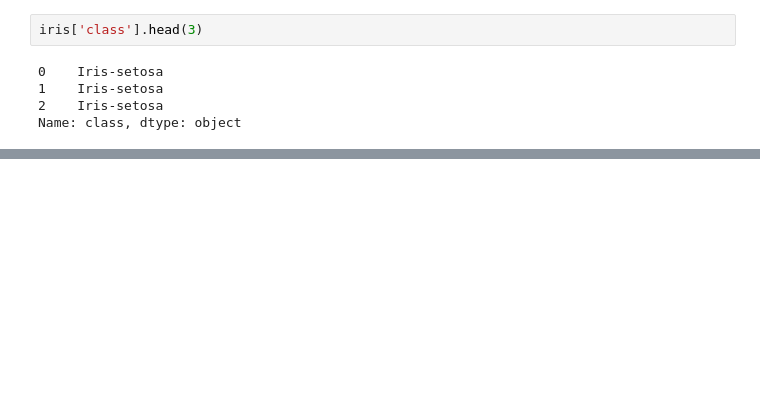
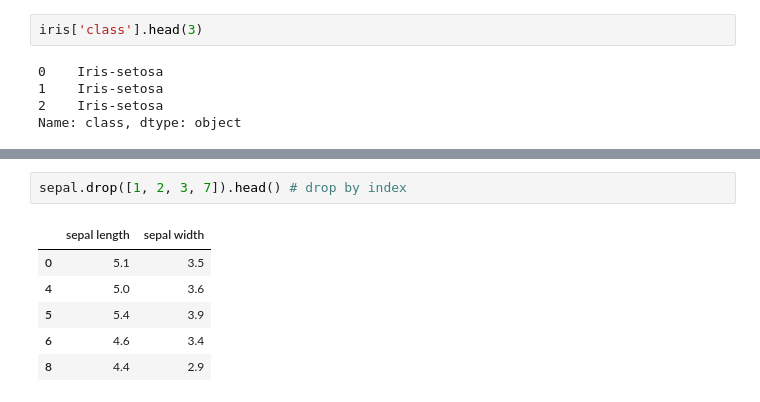
Before and after one commit to angelbujalance/Formacion-Pandas, a Jupyter notebook: formacion_pandas_acc-song.ipynb, the cells around one changed output, grey strips where cells are left out. Cells and saved outputs as stored; diff of their text form; blank space fills up the shorter version.

```diff
--- a/formacion_pandas_acc-song.ipynb
+++ b/formacion_pandas_acc-song.ipynb
@@ -199,0 +245,9 @@ Name: class, dtype: object
+# %%
+sepal.drop([1, 2, 3, 7]).head() # drop by index
+# %% [output]
+|  | sepal length | sepal width |
+| 0 | 5.1 | 3.5 |
+| 4 | 5.0 | 3.6 |
+| 5 | 5.4 | 3.9 |
+| 6 | 4.6 | 3.4 |
+| 8 | 4.4 | 2.9 |
```
Also changed, not shown: parts of 11 cells of this notebook.
